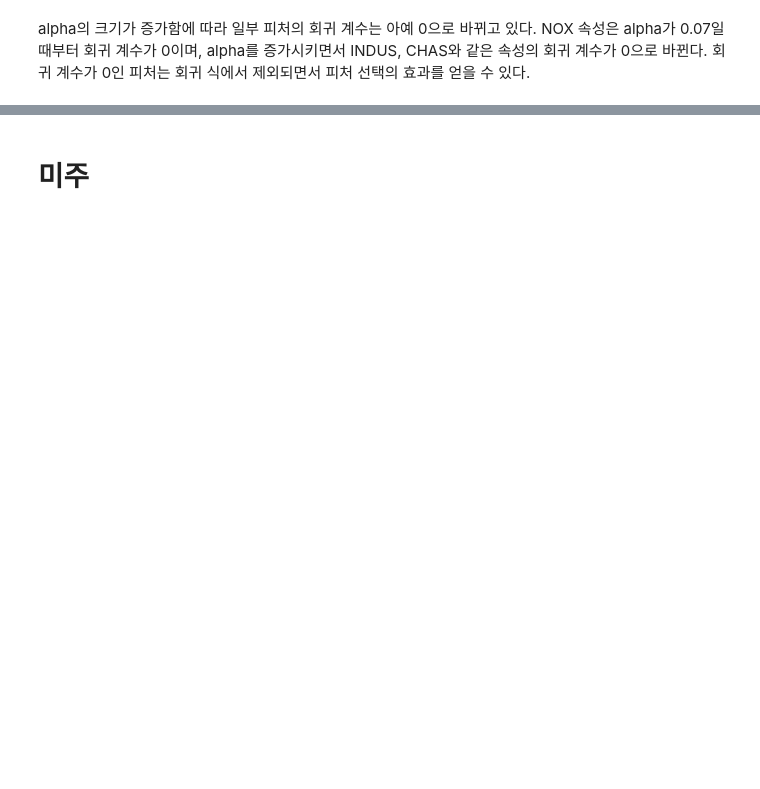
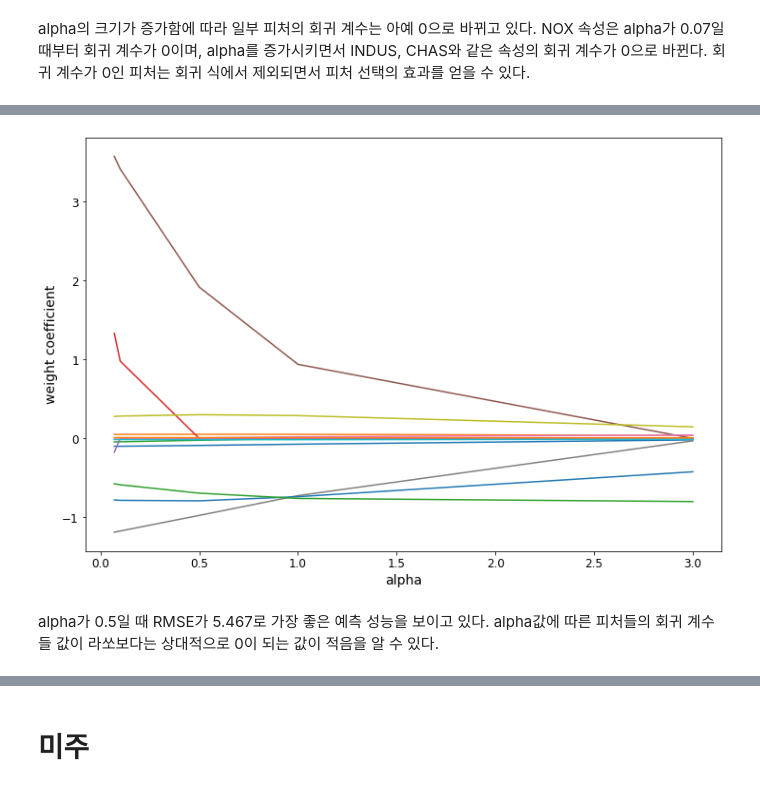
Before and after one commit to Sameta-cani/jwork, a Jupyter notebook: Regression.ipynb, the cells around one changed output, grey strips where cells are left out. Saved outputs shown, nothing was run; the diff lists cells and outputs as text; code cells hidden in the pictures; blank space fills up the shorter version.

Commit message:
ElasticNet

```diff
--- a/Regression.ipynb
+++ b/Regression.ipynb
@@ -1647,0 +1684,6 @@ alpha의 크기가 증가함에 따라 일부 피처의 회귀 계수는 아예
+# %%
+# 엘라스틱넷에 사용될 alpha 파라미터의 값들을 정의하고 get_linear_reg_eval() 함수 호출
+# l1_ratio는 0.7로 고정
+elastic_alphas = [0.07, 0.1, 0.5, 1, 3]
+coeff_elastic_df = get_linear_reg_eval('ElasticNet', params=elastic_alphas,
+                                       X_data_n=X_data, y_target_n=y_target)
@@ -1647,0 +1716,13 @@ alpha의 크기가 증가함에 따라 일부 피처의 회귀 계수는 아예
+# %%
+fig = plt.figure(figsize=(12, 8))
+
+for index in coeff_lasso_df.index:
+    plt.plot(elastic_alphas, coeff_elastic_df.loc[index])
+
+plt.xlabel('alpha')
+plt.ylabel('weight coefficient')
+plt.show()
+# %% [output]
+[figure, added]
+# %% [markdown]
+alpha가 0.5일 때 RMSE가 5.467로 가장 좋은 예측 성능을 보이고 있다. alpha값에 따른 피처들의 회귀 계수들 값이 라쏘보다는 상대적으로 0이 되는 값이 적음을 알 수 있다.
```
Also changed, not shown: parts of 17 cells of this notebook, 2 other files.
